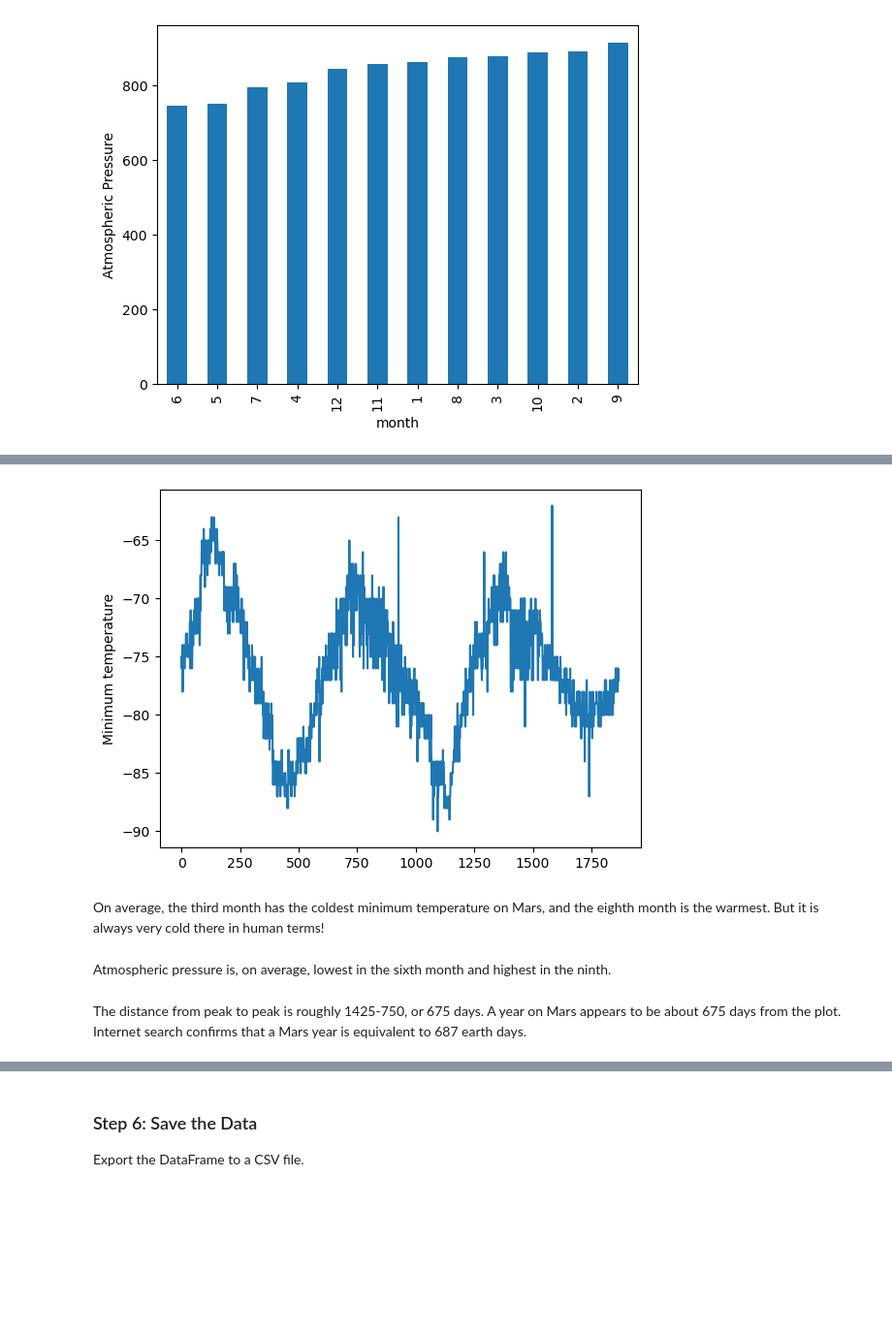
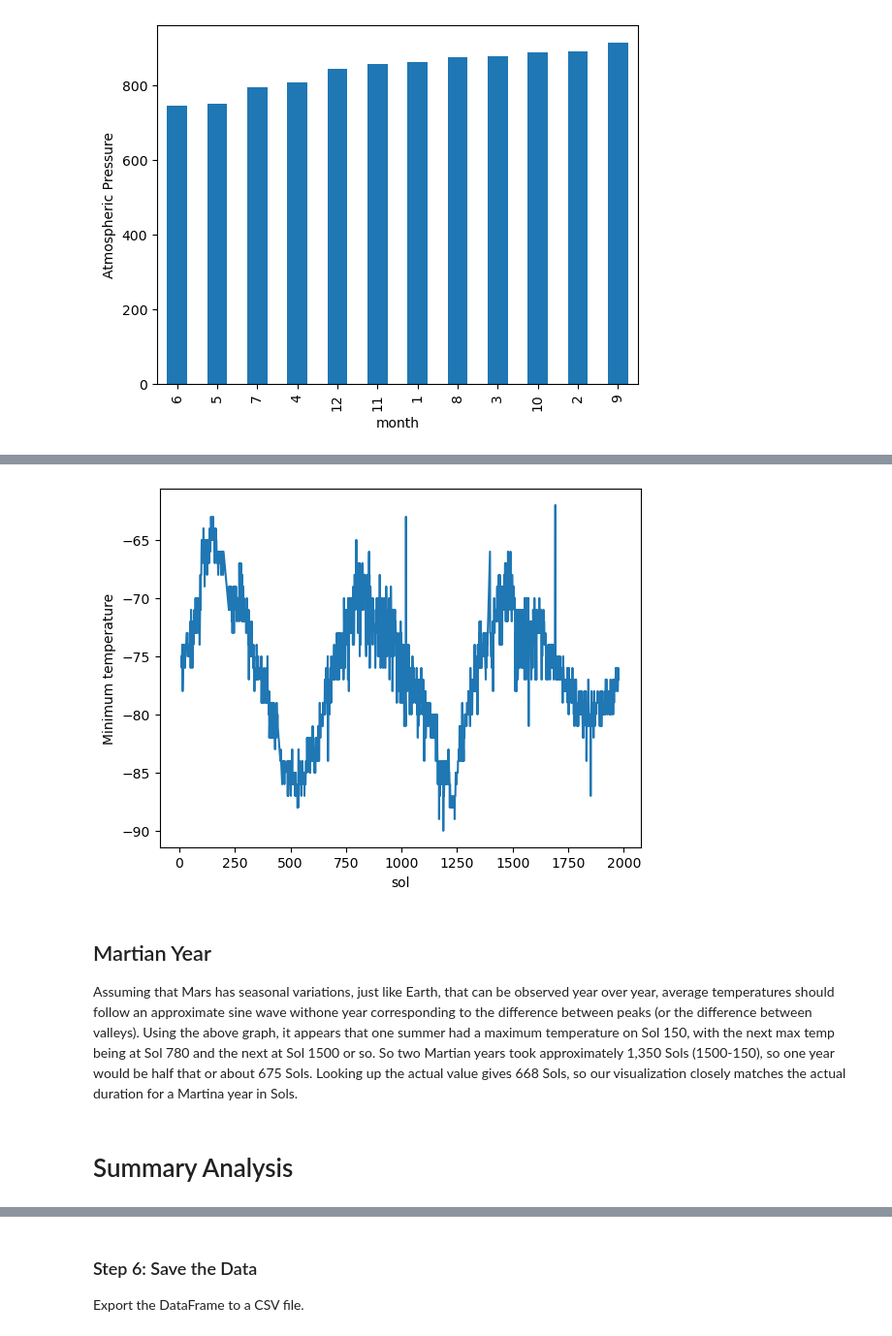
Before and after one commit to JaredWillson/mars_data, a Jupyter notebook: part_2_mars_weather.ipynb, the cells around one changed output, grey strips where cells are left out. Shown: that part at 97% size. Cells and saved outputs as stored; diff of their text form; code cells hidden in the pictures; blank space fills up the shorter version.

```diff
--- a/part_2_mars_weather.ipynb
+++ b/part_2_mars_weather.ipynb
@@ -252,13 +264,14 @@ plt.show()
 # %%
 # 5. How many terrestrial (earth) days are there in a Martian year?
-ax = mars_df.plot(y='min_temp', legend=False)
+mars_df_sols = mars_df[['sol', 'min_temp']]
+mars_df_sols.set_index('sol', drop=True, inplace=True)
+ax = mars_df_sols.plot(y='min_temp', legend=False)
 plt.ylabel('Minimum temperature')
 plt.show()
 # %% [output]
-[figure, old version]
+[figure, new version]
-# %% [markdown]
-On average, the third month has the coldest minimum temperature on Mars, and the eighth month is the warmest. But it is always very cold there in human terms!
-# %% [markdown]
-Atmospheric pressure is, on average, lowest in the sixth month and highest in the ninth.
-# %% [markdown]
-The distance from peak to peak is roughly 1425-750, or 675 days. A year on Mars appears to be about 675 days from the plot. Internet search confirms that a Mars year is equivalent to 687 earth days.
+# %% [markdown]
+## Martian Year
+Assuming that Mars has seasonal variations, just like Earth, that can be observed year over year, average temperatures should follow an approximate sine wave withone year corresponding to the difference between peaks (or the difference between valleys). Using the above graph, it appears that one summer had a maximum temperature on Sol 150, with the next max temp being at Sol 780 and the next at Sol 1500 or so. So two Martian years took approximately 1,350 Sols (1500-150), so one year would be half that or about 675 Sols. Looking up the actual value gives 668 Sols, so our visualization closely matches the actual duration for a Martina year in Sols.
+# %% [markdown]
+# Summary Analysis
```
Also changed, not shown: parts of 16 cells of this notebook.
